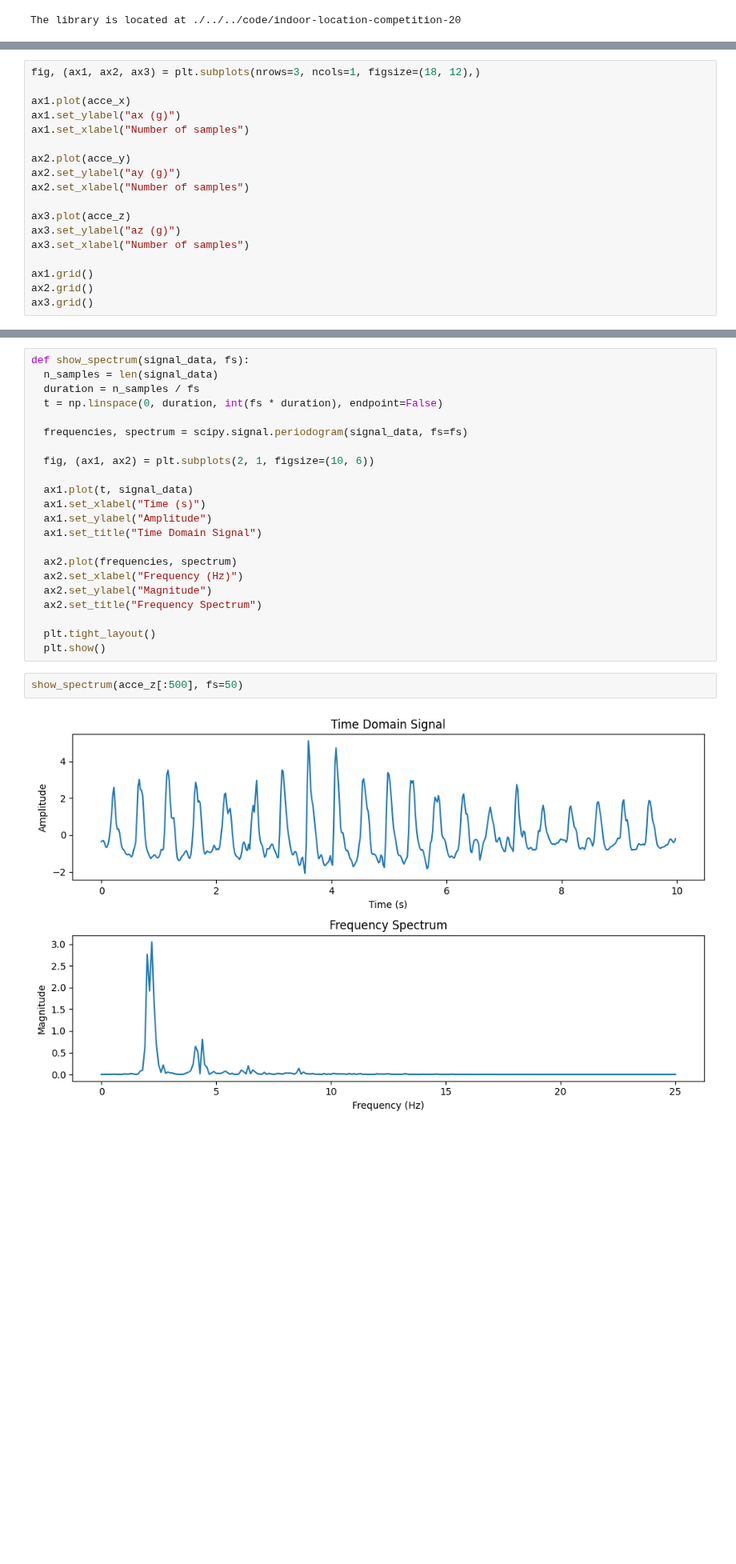
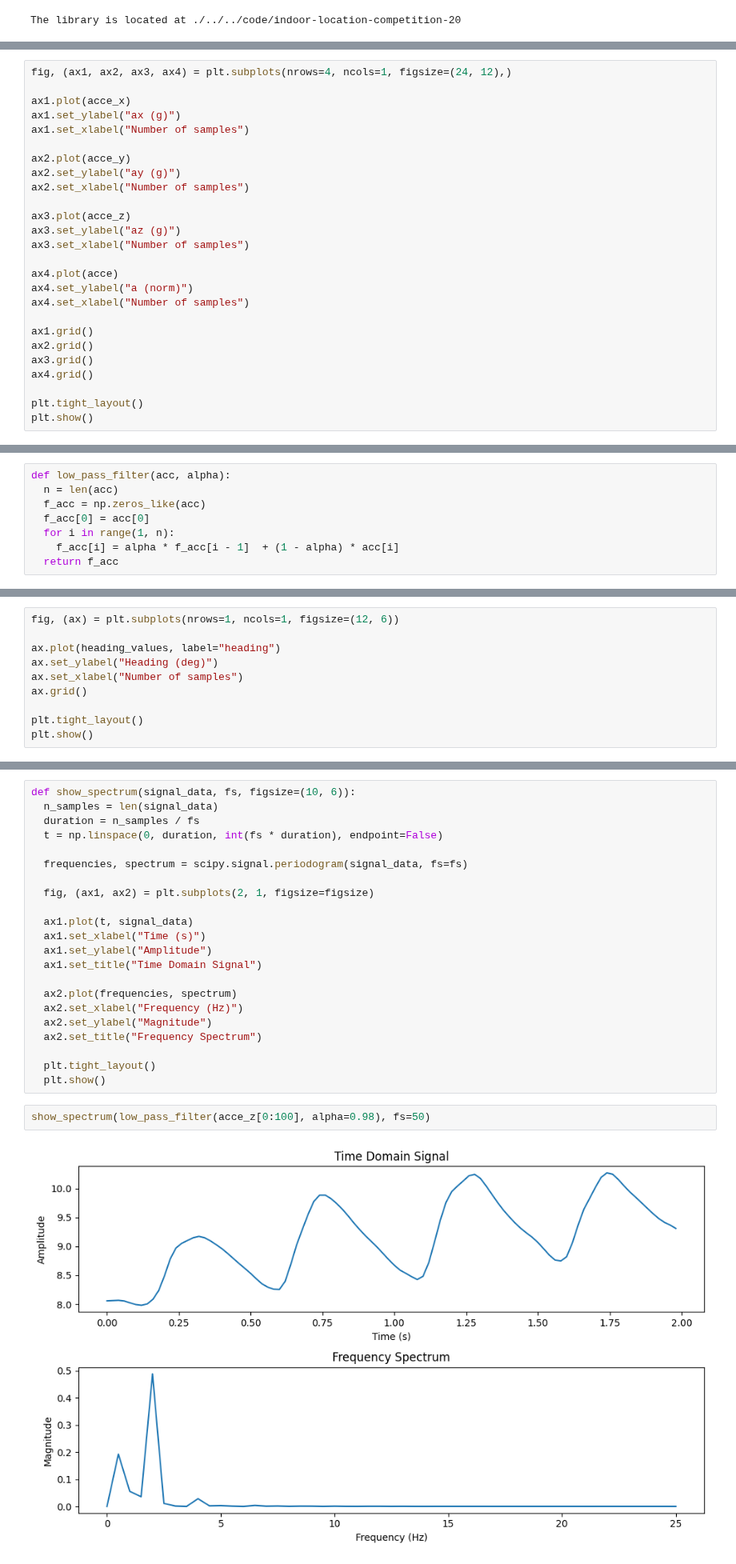
Before and after one commit to hungnd11/my-thesis, a Jupyter notebook: code/notebooks/zee.ipynb, the cells around one changed output, grey strips where cells are left out. Shown at 80% size. Drawn from its saved outputs; the diff is of its cells as text; blank space fills up the shorter version.

```diff
--- a/code/notebooks/zee.ipynb
+++ b/code/notebooks/zee.ipynb
@@ -81,5 +76,5 @@ acce = (acce - np.mean(acce, axis=0)) / np.std(acce, axis=0)
 # %%
-fig, (ax1, ax2, ax3) = plt.subplots(nrows=3, ncols=1, figsize=(18, 12),)
+fig, (ax1, ax2, ax3, ax4) = plt.subplots(nrows=4, ncols=1, figsize=(24, 12),)
 
 ax1.plot(acce_x)
 ax1.set_ylabel("ax (g)")
@@ -93,7 +88,15 @@ ax3.plot(acce_z)
 ax3.set_ylabel("az (g)")
 ax3.set_xlabel("Number of samples")
 
+ax4.plot(acce)
+ax4.set_ylabel("a (norm)")
+ax4.set_xlabel("Number of samples")
+
 ax1.grid()
 ax2.grid()
 ax3.grid()
+ax4.grid()
+
+plt.tight_layout()
+plt.show()
 # %% [output]
@@ -100,0 +106,8 @@ ax3.grid()
+# %%
+def low_pass_filter(acc, alpha):
+  n = len(acc)
+  f_acc = np.zeros_like(acc)
+  f_acc[0] = acc[0]
+  for i in range(1, n):
+    f_acc[i] = alpha * f_acc[i - 1]  + (1 - alpha) * acc[i]
+  return f_acc
@@ -160,0 +310,10 @@ get_state(acce, m=50)
+# %%
+fig, (ax) = plt.subplots(nrows=1, ncols=1, figsize=(12, 6))
+
+ax.plot(heading_values, label="heading")
+ax.set_ylabel("Heading (deg)")
+ax.set_xlabel("Number of samples")
+ax.grid()
+
+plt.tight_layout()
+plt.show()
@@ -161,12 +329,12 @@ get_state(acce, m=50)
 # %%
-def show_spectrum(signal_data, fs):
+def show_spectrum(signal_data, fs, figsize=(10, 6)):
   n_samples = len(signal_data)
   duration = n_samples / fs
   t = np.linspace(0, duration, int(fs * duration), endpoint=False)
 
   frequencies, spectrum = scipy.signal.periodogram(signal_data, fs=fs)
 
-  fig, (ax1, ax2) = plt.subplots(2, 1, figsize=(10, 6))
+  fig, (ax1, ax2) = plt.subplots(2, 1, figsize=figsize)
 
   ax1.plot(t, signal_data)
   ax1.set_xlabel("Time (s)")
@@ -181,9 +349,9 @@ def show_spectrum(signal_data, fs):
   plt.tight_layout()
   plt.show()
 # %%
-show_spectrum(acce_z[:500], fs=50)
+show_spectrum(low_pass_filter(acce_z[0:100], alpha=0.98), fs=50)
 # %% [output]
-[figure, old version]
+[figure, new version]
 # %%
 def find_fundamental_frequency(frequencies, spectrum):
   idx = np.argmax(spectrum)
```
Also changed, not shown: parts of 59 cells of this notebook.
